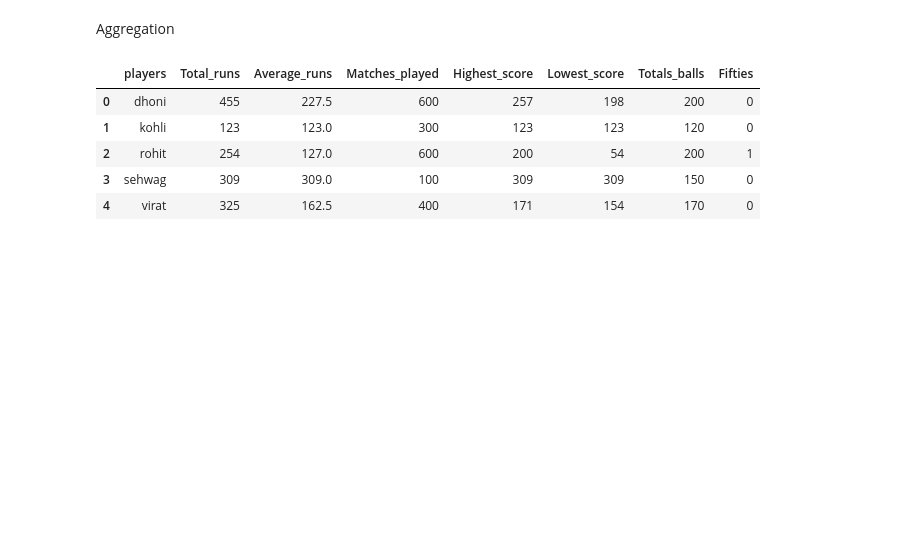
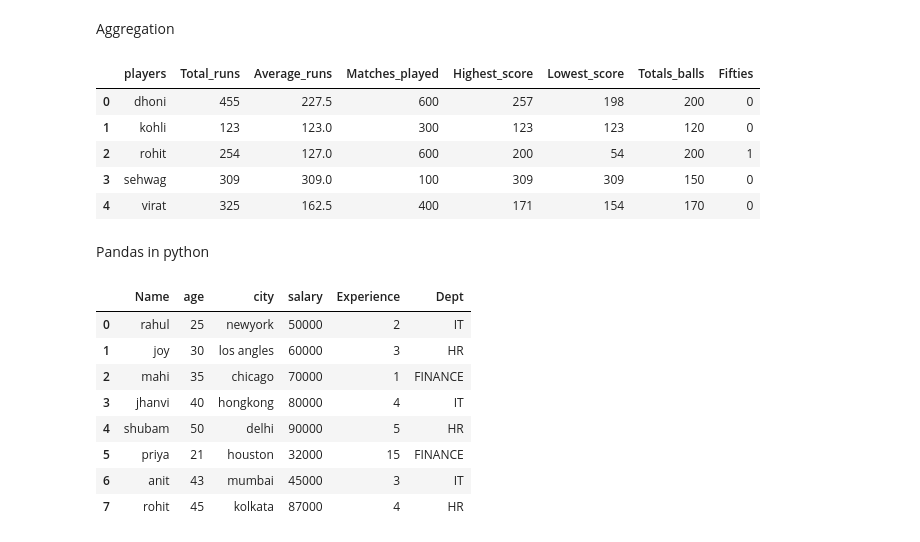
Before and after one commit to machhachandrakala19/bytexl, a Jupyter notebook: Untitled-1.ipynb, the cells around one changed output. Drawn from its saved outputs; the diff is of its cells as text; code cells hidden in the pictures; blank space fills up the shorter version.

```diff
--- a/Untitled-1.ipynb
+++ b/Untitled-1.ipynb
@@ -261,3 +261,27 @@ sum
 | 2 | rohit | 254 | 127.0 | 600 | 200 | 54 | 200 | 1 |
 | 3 | sehwag | 309 | 309.0 | 100 | 309 | 309 | 150 | 0 |
 | 4 | virat | 325 | 162.5 | 400 | 171 | 154 | 170 | 0 |
+# %% [markdown]
+Pandas in python
+# %%
+import pandas as pd
+import numpy as np
+df = pd.DataFrame({
+ "Name":["rahul","joy","mahi","jhanvi","shubam","priya","anit","rohit"],
+ "age":[25,30,35,40,50,21,43,45],
+ "city":["newyork","los angles","chicago","hongkong","delhi","houston","mumbai","kolkata"],
+ "salary":[50000,60000,70000,80000,90000,32000,45000,87000],
+ "Experience":[2,3,1,4,5,15,3,4],
+ "Dept":["IT","HR","FINANCE","IT","HR","FINANCE","IT","HR"]
+})
+df
+# %% [output]
+|  | Name | age | city | salary | Experience | Dept |
+| 0 | rahul | 25 | newyork | 50000 | 2 | IT |
+| 1 | joy | 30 | los angles | 60000 | 3 | HR |
+| 2 | mahi | 35 | chicago | 70000 | 1 | FINANCE |
+| 3 | jhanvi | 40 | hongkong | 80000 | 4 | IT |
+| 4 | shubam | 50 | delhi | 90000 | 5 | HR |
+| 5 | priya | 21 | houston | 32000 | 15 | FINANCE |
+| 6 | anit | 43 | mumbai | 45000 | 3 | IT |
+| 7 | rohit | 45 | kolkata | 87000 | 4 | HR |
```
Also changed, not shown: parts of 50 cells of this notebook.
